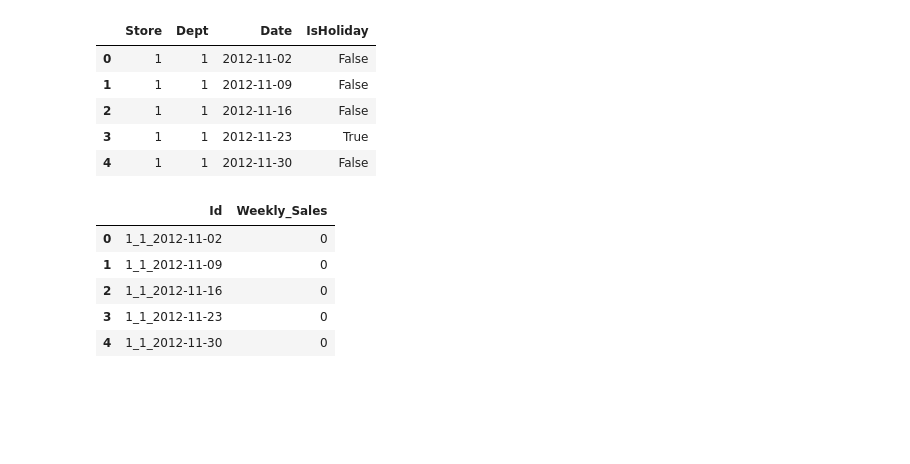
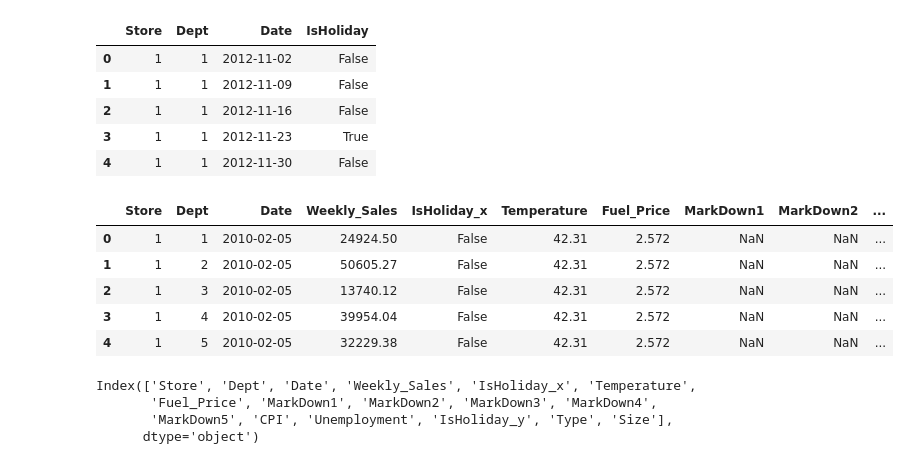
Before and after one commit to kalsep/WallMart-Sales-Forcasting, a Jupyter notebook: Wallmart Demand Forcasting.ipynb, the cells around one changed output. Drawn from its saved outputs; the diff is of its cells as text; code cells hidden in the pictures; blank space fills up the shorter version.

```diff
--- a/Wallmart Demand Forcasting.ipynb
+++ b/Wallmart Demand Forcasting.ipynb
@@ -6,0 +1,37 @@ import plotly.express as px
+# %%
+import numpy as np
+import pandas as pd
+import matplotlib.pyplot as plt
+import seaborn as sns
+import datetime
+import plotly.express as px
+pd.options.display.max_columns=100
+
+# Another imports if needs
+import itertools
+import statsmodels.api as sm
+import statsmodels.tsa.api as smt
+import statsmodels.formula.api as smf
+
+from sklearn.model_selection import train_test_split
+from statsmodels.tsa.seasonal import seasonal_decompose as season
+from sklearn.metrics import mean_squared_error, mean_absolute_error
+from sklearn.metrics import accuracy_score, balanced_accuracy_score
+from sklearn.model_selection import cross_val_score
+from sklearn.pipeline import make_pipeline, Pipeline
+from sklearn.ensemble import RandomForestRegressor
+from sklearn import metrics
+from sklearn.linear_model import LinearRegression
+from sklearn import preprocessing
+
+from statsmodels.tsa.holtwinters import ExponentialSmoothing
+from statsmodels.tsa.stattools import adfuller, acf, pacf
+from statsmodels.tsa.arima_model import ARIMA
+!pip install pmdarima
+from pmdarima.utils import decomposed_plot
+from pmdarima.arima import decompose
+from pmdarima import auto_arima
+
+
+import warnings
+warnings.filterwarnings("ignore")
@@ -51,12 +97,21 @@ test.head()
 | 2 | 1 | 1 | 2012-11-16 | False |
 | 3 | 1 | 1 | 2012-11-23 | True |
 | 4 | 1 | 1 | 2012-11-30 | False |
+# %%
+data = train.merge(feature,on=['Store', 'Date'],how='inner').merge(store, on='Store', how='inner')
 # %%
-sampleSubmission.head()
+data.head()
 # %% [output]
-|  | Id | Weekly_Sales |
-| 0 | 1_1_2012-11-02 | 0 |
-| 1 | 1_1_2012-11-09 | 0 |
-| 2 | 1_1_2012-11-16 | 0 |
-| 3 | 1_1_2012-11-23 | 0 |
-| 4 | 1_1_2012-11-30 | 0 |
+|  | Store | Dept | Date | Weekly_Sales | IsHoliday_x | Temperature | Fuel_Price | MarkDown1 | MarkDown2 | ... |
+| 0 | 1 | 1 | 2010-02-05 | 24924.50 | False | 42.31 | 2.572 | NaN | NaN | ... |
+| 1 | 1 | 2 | 2010-02-05 | 50605.27 | False | 42.31 | 2.572 | NaN | NaN | ... |
+| 2 | 1 | 3 | 2010-02-05 | 13740.12 | False | 42.31 | 2.572 | NaN | NaN | ... |
+| 3 | 1 | 4 | 2010-02-05 | 39954.04 | False | 42.31 | 2.572 | NaN | NaN | ... |
+| 4 | 1 | 5 | 2010-02-05 | 32229.38 | False | 42.31 | 2.572 | NaN | NaN | ... |
+# %%
+data.columns
+# %% [output]
+Index(['Store', 'Dept', 'Date', 'Weekly_Sales', 'IsHoliday_x', 'Temperature',
+       'Fuel_Price', 'MarkDown1', 'MarkDown2', 'MarkDown3', 'MarkDown4',
+       'MarkDown5', 'CPI', 'Unemployment', 'IsHoliday_y', 'Type', 'Size'],
+      dtype='object')
```
Also changed, not shown: parts of 123 cells of this notebook, 2 other files.
